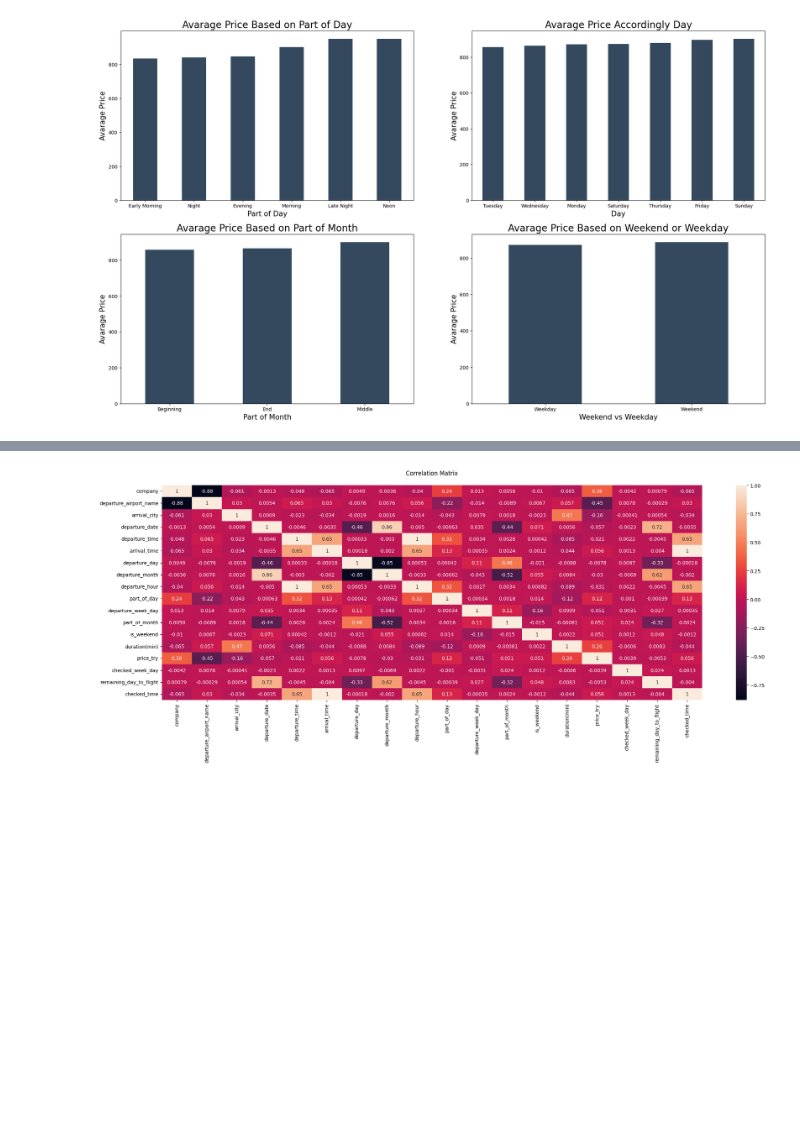
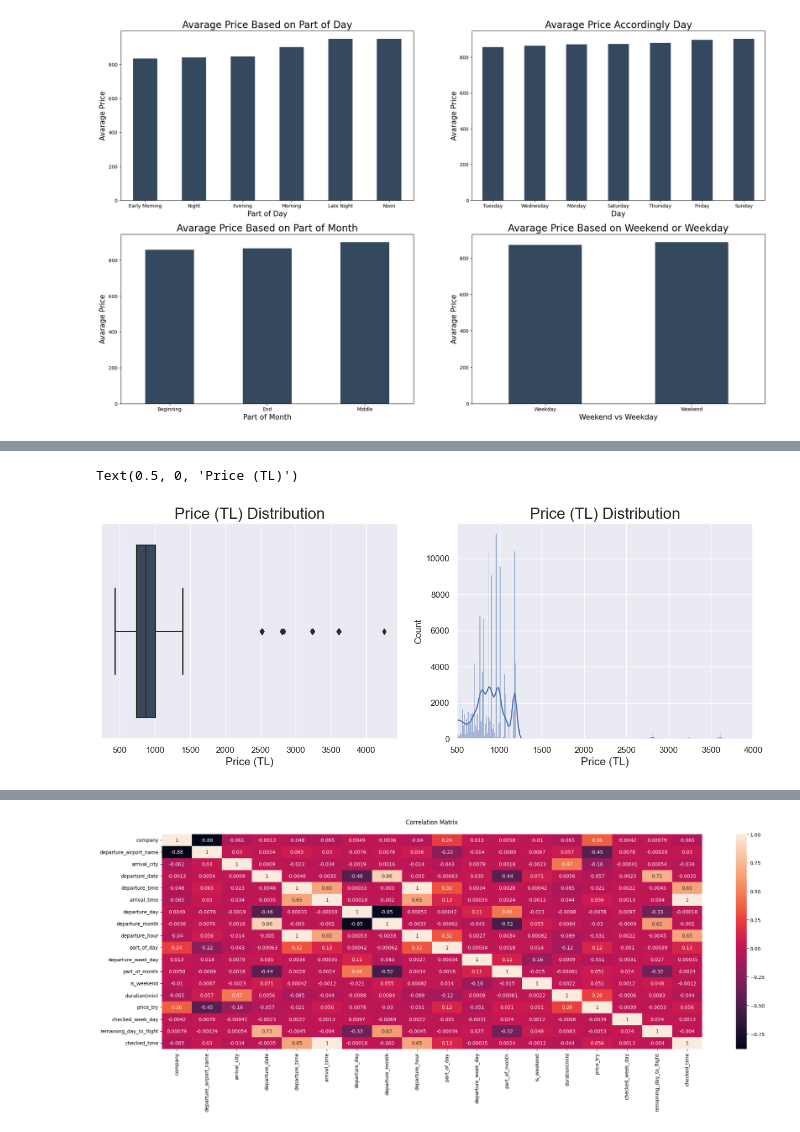
Before and after one commit to koglak/SWE599_Flight_Price_Estimation, a Jupyter notebook: Data_Visualization.ipynb, the cells around one changed output, grey strips where cells are left out. Cells and saved outputs as stored; diff of their text form; code cells hidden in the pictures; blank space fills up the shorter version.

```diff
--- a/Data_Visualization.ipynb
+++ b/Data_Visualization.ipynb
@@ -298,0 +299,16 @@ for city in arrival_cities:
+# %%
+plt.figure(figsize = (15,5))
+plt.subplot(1,2,1)
+ax1=sns.boxplot(x = 'price_try', data = df, palette=['#34495E'])
+ax1.set_title('Price (TL) Distribution', fontsize=20)
+ax1.set_xlabel('Price (TL)',fontsize=14)
+
+plt.subplot(1,2,2)
+ax2=sns.histplot(x = 'price_try', data = df, kde = True, palette=['#34495E'])
+ax2.set_xlim(500, 4000)
+
+ax2.set_title('Price (TL) Distribution', fontsize=20)
+ax2.set_xlabel('Price (TL)',fontsize=14)
+# %% [output]
+Text(0.5, 0, 'Price (TL)')
+[figure, added]
```
Also changed, not shown: parts of 8 cells of this notebook, 5 other files.
